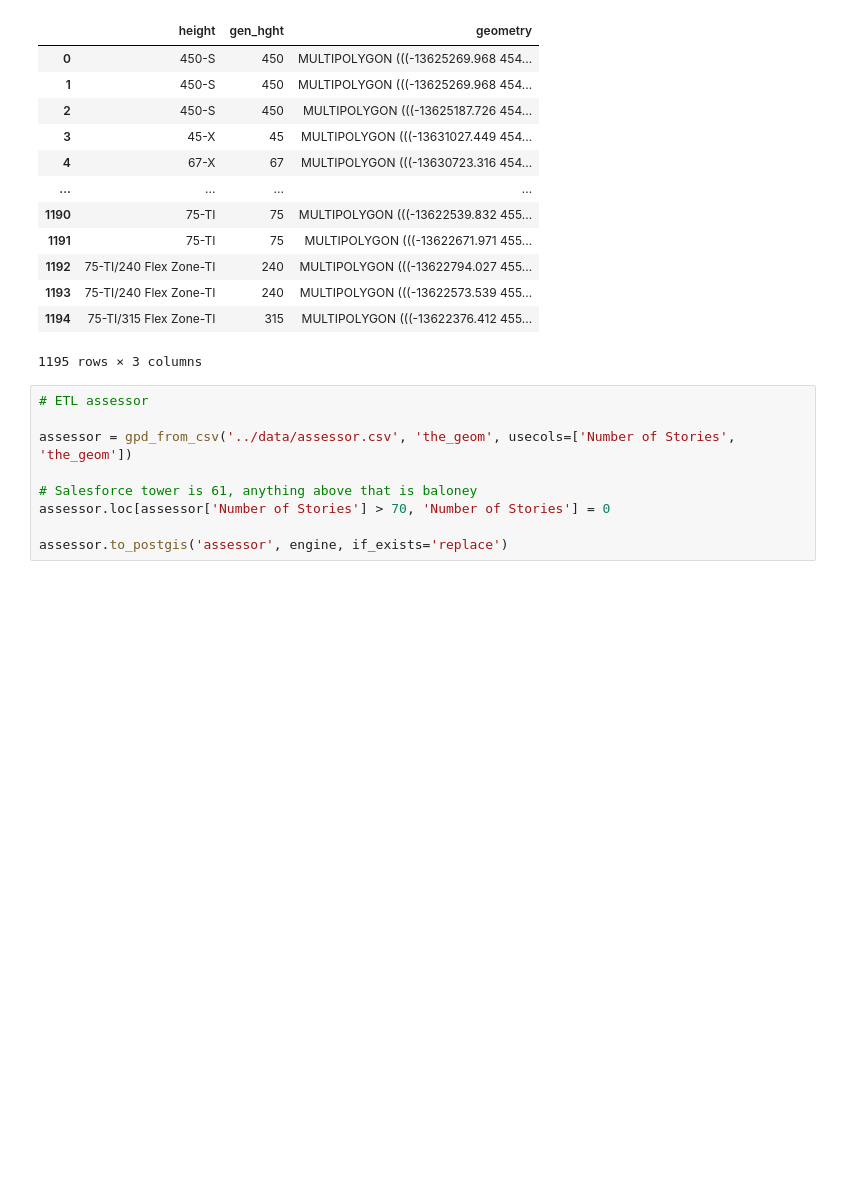
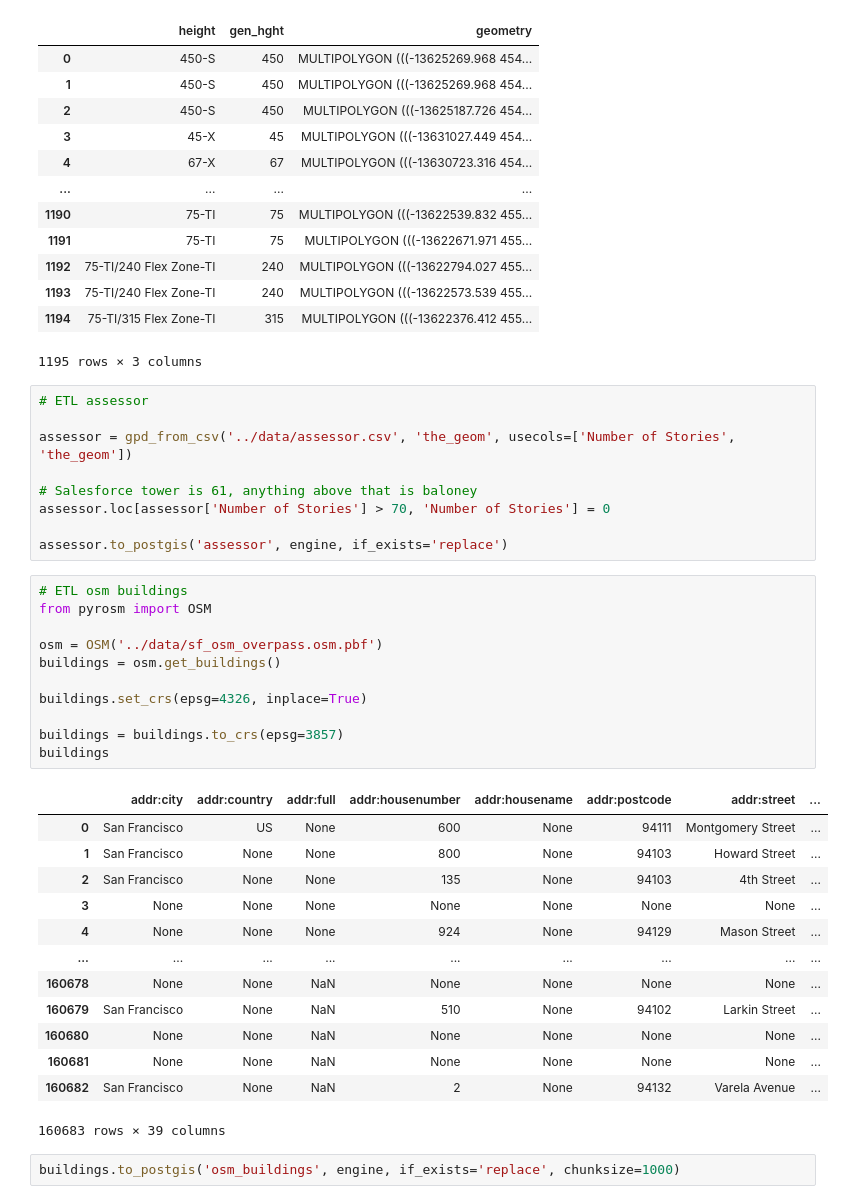
Before and after one commit to alexshadley/zoning, a Jupyter notebook: notebooks/postgres_etl.ipynb, the cells around one changed output. Cells and saved outputs as stored; diff of their text form; blank space fills up the shorter version.

```diff
--- a/notebooks/postgres_etl.ipynb
+++ b/notebooks/postgres_etl.ipynb
@@ -113,3 +120,30 @@ assessor = gpd_from_csv('../data/assessor.csv', 'the_geom', usecols=['Number of
 assessor.loc[assessor['Number of Stories'] > 70, 'Number of Stories'] = 0
 
 assessor.to_postgis('assessor', engine, if_exists='replace')
+# %%
+# ETL osm buildings
+from pyrosm import OSM
+
+osm = OSM('../data/sf_osm_overpass.osm.pbf')
+buildings = osm.get_buildings()
+
+buildings.set_crs(epsg=4326, inplace=True)
+
+buildings = buildings.to_crs(epsg=3857)
+buildings
+# %% [output]
+|  | addr:city | addr:country | addr:full | addr:housenumber | addr:housename | addr:postcode | addr:street | ... |
+| 0 | San Francisco | US | None | 600 | None | 94111 | Montgomery Street | ... |
+| 1 | San Francisco | None | None | 800 | None | 94103 | Howard Street | ... |
+| 2 | San Francisco | None | None | 135 | None | 94103 | 4th Street | ... |
+| 3 | None | None | None | None | None | None | None | ... |
+| 4 | None | None | None | 924 | None | 94129 | Mason Street | ... |
+| ... | ... | ... | ... | ... | ... | ... | ... | ... |
+| 160678 | None | None | NaN | None | None | None | None | ... |
+| 160679 | San Francisco | None | NaN | 510 | None | 94102 | Larkin Street | ... |
+| 160680 | None | None | NaN | None | None | None | None | ... |
+| 160681 | None | None | NaN | None | None | None | None | ... |
+| 160682 | San Francisco | None | NaN | 2 | None | 94132 | Varela Avenue | ... |
+160683 rows × 39 columns
+# %%
+buildings.to_postgis('osm_buildings', engine, if_exists='replace', chunksize=1000)
```
Also changed, not shown: parts of 4 cells of this notebook, 22 other files.
